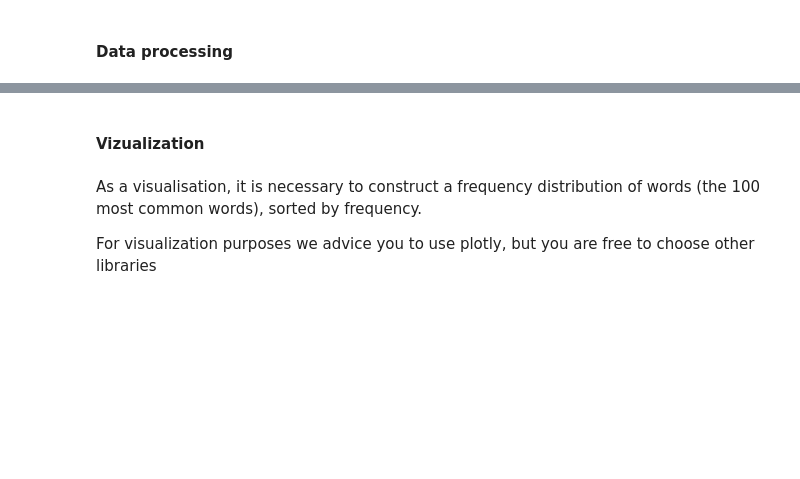
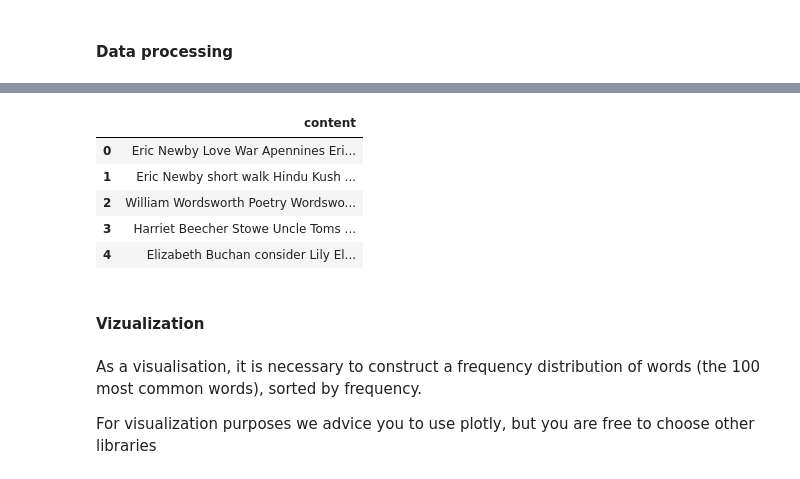
Before and after one commit to Nemat-Allah-Aloush/Advance-Natural-Language-Processing, a Jupyter notebook: Data cleaning_Duplicates detection_Topic model.ipynb, the cells around one changed output, grey strips where cells are left out. Saved outputs shown, nothing was run; the diff lists cells and outputs as text; code cells hidden in the pictures; blank space fills up the shorter version.

```diff
--- a/Data cleaning_Duplicates detection_Topic model.ipynb
+++ b/Data cleaning_Duplicates detection_Topic model.ipynb
@@ -123,3 +167,12 @@ for i,row in enumerate(data_file):
+# %%
+cleaned_data.head()
+# %% [output]
+|  | content |
+| 0 | Eric Newby Love War Apennines Eri... |
+| 1 | Eric Newby short walk Hindu Kush ... |
+| 2 | William Wordsworth Poetry Wordswo... |
+| 3 | Harriet Beecher Stowe Uncle Toms ... |
+| 4 | Elizabeth Buchan consider Lily El... |
 # %% [markdown]
 #### Vizualization
 # %% [markdown]
```
Also changed, not shown: parts of 28 cells of this notebook.
